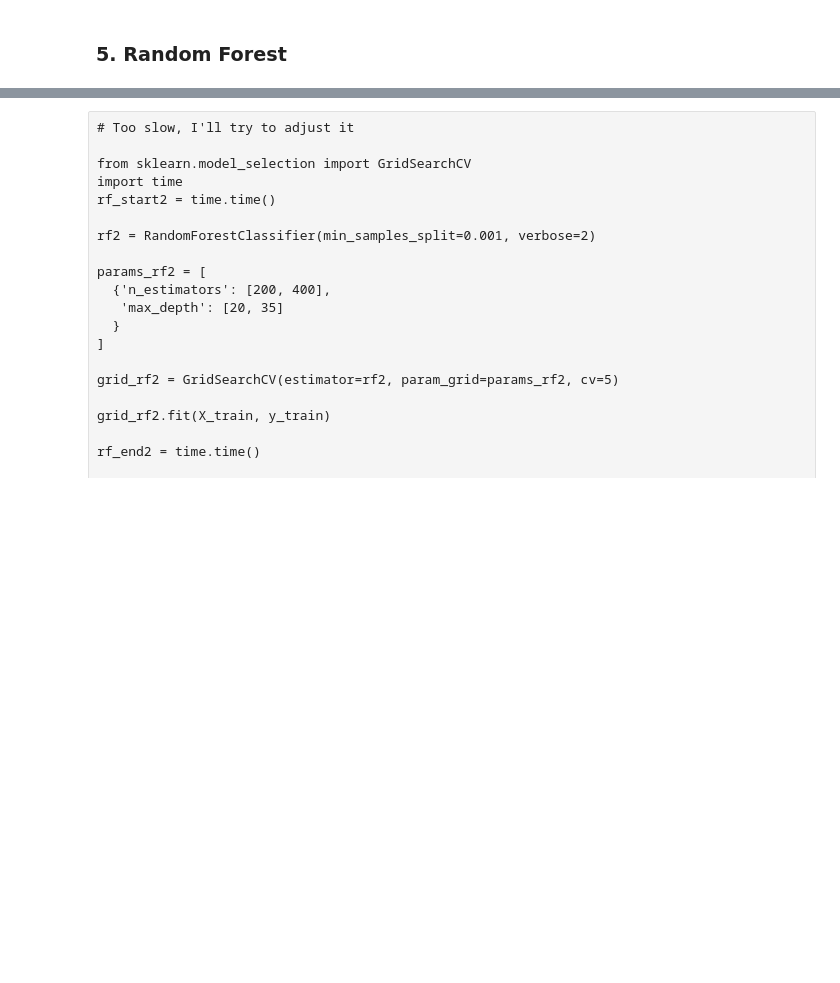
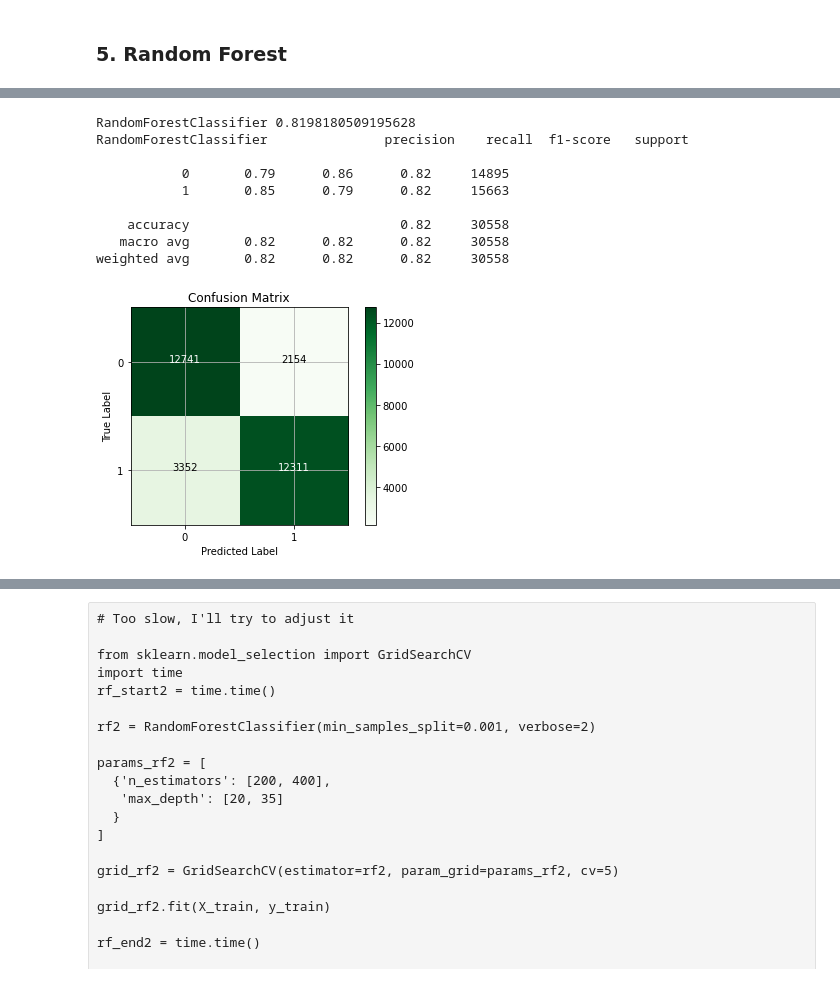
Before and after one commit to domitrut/ML_GROUP6, a Jupyter notebook: Group_6_ML.ipynb, the cells around one changed output, grey strips where cells are left out. Saved outputs shown, nothing was run; the diff lists cells and outputs as text; code cells hidden in the pictures; blank space fills up the shorter version.

Commit message:
Random Forest

```diff
--- a/Group_6_ML.ipynb
+++ b/Group_6_ML.ipynb
@@ -1033,0 +1052,10 @@ plt.ylabel('Explained variance');
+# %%
+#Transform dataset
+df_transformed = df.drop(['project_id','nr_backers', 'name', 'slug', 'blurb', 'url', 'is_starrable',
+                            'usd_pledged', 'pledge_per_backer','creator_id', 'pledged','spotlight',
+                          'creator_name','city','subcategory_id', 'created_at', 'launched_at', 'deadline', 'currency',
+                          'current_currency','fx_rate', 'project_status','state_changed_at','disable_communication',
+                          'is_creator_registered','is_starrable'], axis=1)
+
+df_transformed=df_transformed.loc[df['state'].isin(["failed","successful"])]
+df_transformed=df_transformed.loc[df['project_status'].isin(["inactive"])]
@@ -1034,32 +1071,17 @@ plt.ylabel('Explained variance');
+# %%
+#Transform y to 0:1
+y=df_transformed["state"].replace({'failed' : 0, 'successful': 1})
+
+X=df_transformed.drop('state', axis = 1)
 # %%
-#Transform dataset
-df_dummy=df
-
-df_dummy=df_dummy.loc[df['state'].isin(["failed","successful"])]
-df_dummy=df_dummy.loc[df['project_status'].isin(["inactive"])]
-
-#Drop unused columns
-del_col=['project_id', 'name', 'slug', 'blurb', 'url', 'subcategory_id', 'creator_id', 'creator_name',
-        'city', 'created_at', 'launched_at', 'deadline', 'currency', 'usd_pledged', 'current_currency',
-        'fx_rate', 'static_usd_rate', 'currency_trailing_code', 'usd_type', 'project_status','state_changed_at',
-        'disable_communication', 'is_creator_registered','is_starrable']
-
-df_dummy=df_dummy.drop(del_col, axis = 1)
-
-#Transform y to 0:1
-y=df_dummy["state"].replace({'failed' : 0, 'successful': 1})
-
-X=df_dummy
-X=X.drop('state', axis = 1)
-
 # Transforming the data
-numeric_features=['nr_backers', 'goal', 'pledged']
+numeric_features=['usd_goal', 'blurb_len','name_len','creation_to_launch_days','campaign_days' ]
 numeric_transformer = Pipeline(steps =[
     ("imputer",SimpleImputer(strategy="mean")),
     ("scaler", StandardScaler())])
 
 #Encode categorical features
-cat_features=["category", "subcategory", "country", "nation", "staff_pick"]
+cat_features=["category", "subcategory","staff_pick", "country", "nation", 'launch_day','launch_month','deadline_day','deadline_month']
 categorical_transformer = OneHotEncoder(handle_unknown="ignore")
 
 #Column transformer
@@ -1105,13 +1127,23 @@ def plot_cf(y_true, y_pred, class_names=None, model_name=None):
 # %%
 from sklearn.metrics import accuracy_score, auc, classification_report
 from sklearn.ensemble import RandomForestClassifier
 
-rnd_clf = RandomForestClassifier(n_estimators=10, random_state=42)
+rnd_clf = RandomForestClassifier(n_estimators=100, random_state=42)
 
 rnd_clf.fit(X_train, y_train)
 y_pred = rnd_clf.predict(X_test)
 print(rnd_clf.__class__.__name__, accuracy_score(y_test, y_pred))
-#print(rnd_clf.__class__.__name__, auc(y_test, y_pred))
 print(rnd_clf.__class__.__name__, classification_report(y_test, y_pred))
 
 plot_cf(y_test, y_pred)
+# %% [output]
+RandomForestClassifier 0.8198180509195628
+RandomForestClassifier               precision    recall  f1-score   support
+
+           0       0.79      0.86      0.82     14895
+           1       0.85      0.79      0.82     15663
+
+    accuracy                           0.82     30558
+   macro avg       0.82      0.82      0.82     30558
+weighted avg       0.82      0.82      0.82     30558
+[figure, added]
```
Also changed, not shown: parts of 10 cells of this notebook.
